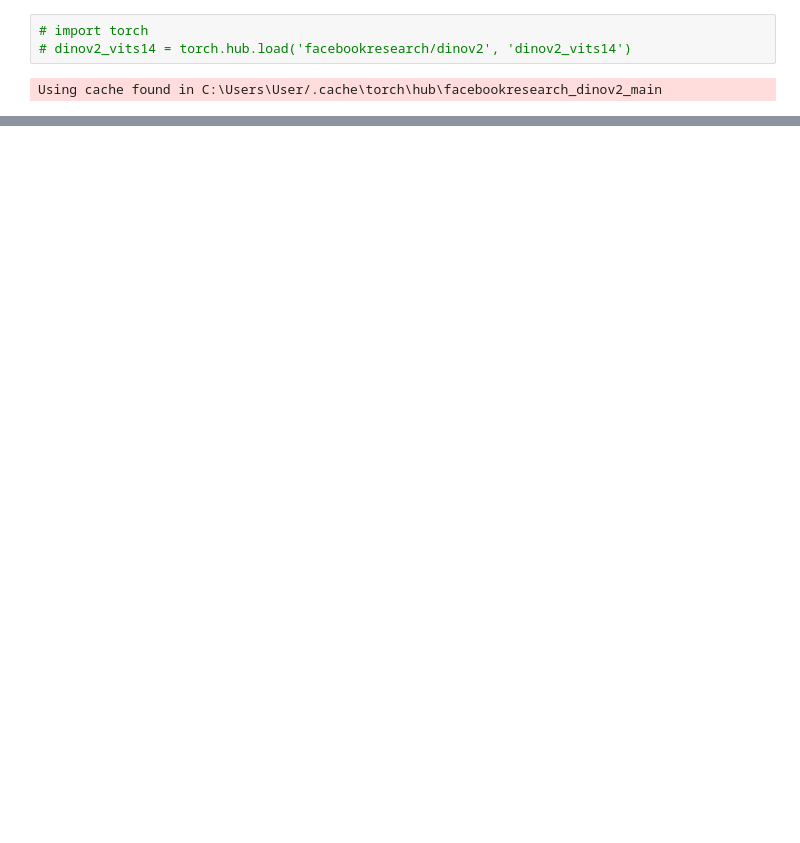
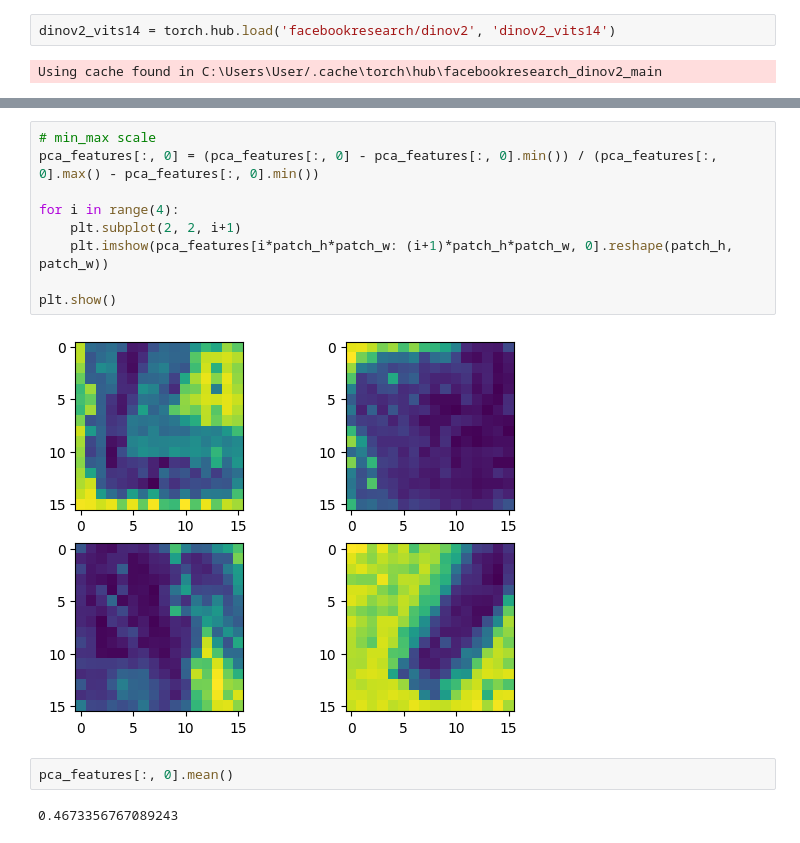
Before and after one commit to Leohoji/Fracture-Identification-System, a Jupyter notebook: bone_fracture_detection.ipynb, the cells around one changed output, grey strips where cells are left out. Cells and saved outputs as stored; diff of their text form; blank space fills up the shorter version.

```diff
--- a/bone_fracture_detection.ipynb
+++ b/bone_fracture_detection.ipynb
@@ -1104,5 +1149,4 @@ v11_results = yolov11.train(data="xr_bones.yaml", epochs=10, imgsz=640, device=0
 # %%
-# import torch
-# dinov2_vits14 = torch.hub.load('facebookresearch/dinov2', 'dinov2_vits14')
+dinov2_vits14 = torch.hub.load('facebookresearch/dinov2', 'dinov2_vits14')
 # %% [output]
 Using cache found in C:\Users\User/.cache\torch\hub\facebookresearch_dinov2_main
@@ -1108,0 +1240,15 @@ Using cache found in C:\Users\User/.cache\torch\hub\facebookresearch_dinov2_main
+# %%
+# min_max scale
+pca_features[:, 0] = (pca_features[:, 0] - pca_features[:, 0].min()) / (pca_features[:, 0].max() - pca_features[:, 0].min())
+
+for i in range(4):
+    plt.subplot(2, 2, i+1)
+    plt.imshow(pca_features[i*patch_h*patch_w: (i+1)*patch_h*patch_w, 0].reshape(patch_h, patch_w))
+
+plt.show()
+# %% [output]
+[figure, added]
+# %%
+pca_features[:, 0].mean()
+# %% [output]
+0.4673356767089243
```
Also changed, not shown: parts of 15 cells of this notebook, 24 other files.
